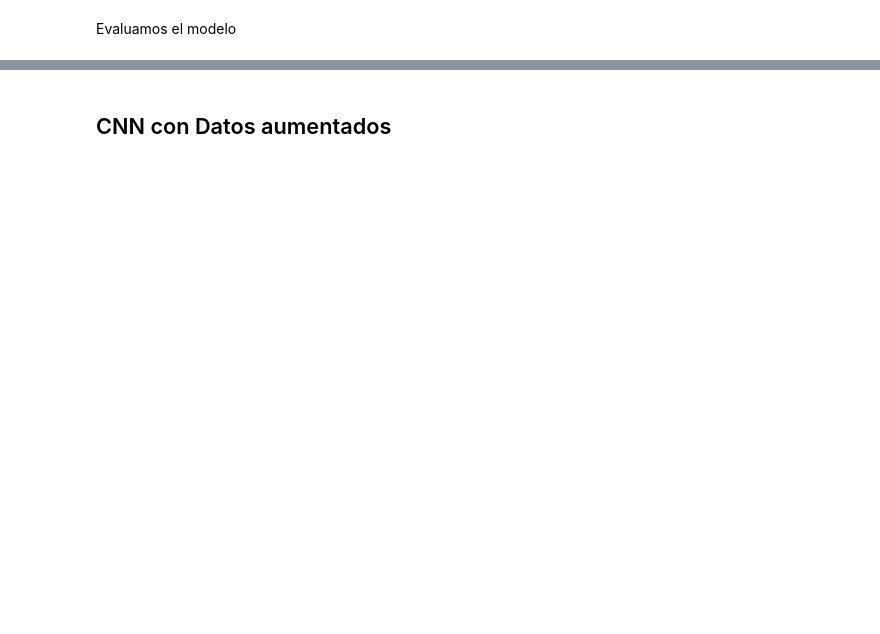
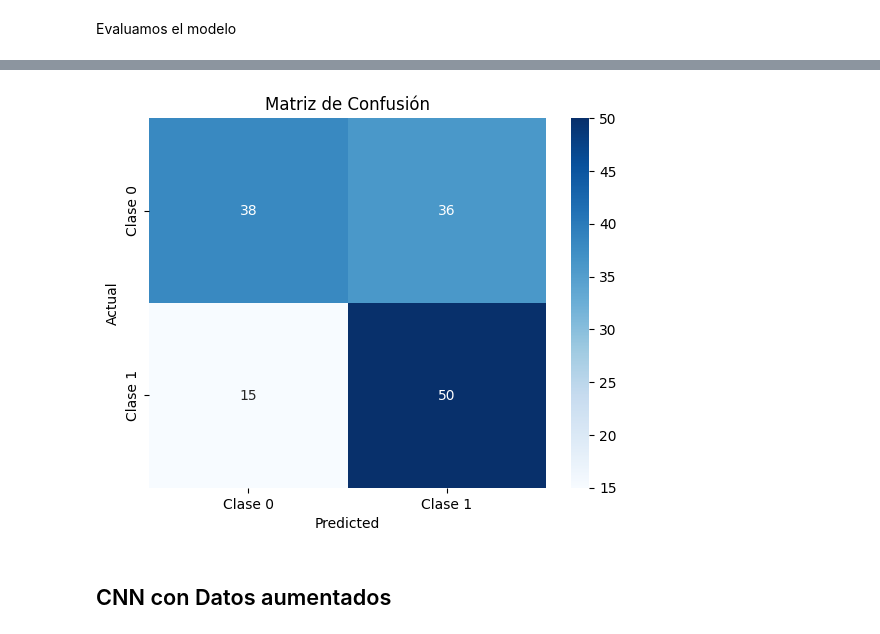
Before and after one commit to Ariana1998/ClasificadorHongos, a Jupyter notebook: Clasificador.ipynb, the cells around one changed output, grey strips where cells are left out. Cells and saved outputs as stored; diff of their text form; code cells hidden in the pictures; blank space fills up the shorter version.

```diff
--- a/Clasificador.ipynb
+++ b/Clasificador.ipynb
@@ -442,0 +455,14 @@ print(test_acc)
+# %%
+y_pred_prob = model.predict(images_validation)
+y_pred = np.argmax(y_pred_prob, axis=1)
+
+# Generar la matriz de confusión
+conf_matrix = confusion_matrix(labels_vali, y_pred)
+
+# Visualizar la matriz de confusión utilizando seaborn
+sns.heatmap(conf_matrix, annot=True, fmt='d', cmap='Blues', xticklabels=['Clase 0', 'Clase 1'], yticklabels=['Clase 0', 'Clase 1'])
+plt.xlabel('Predicted')
+plt.ylabel('Actual')
+plt.title('Matriz de Confusión')
+plt.show()
+# %% [output]
@@ -443,3 +470,4 @@ print(test_acc)
+[figure, added]
 # %% [markdown]
 ## CNN con Datos aumentados
 # %%
```
Also changed, not shown: parts of 25 cells of this notebook.
